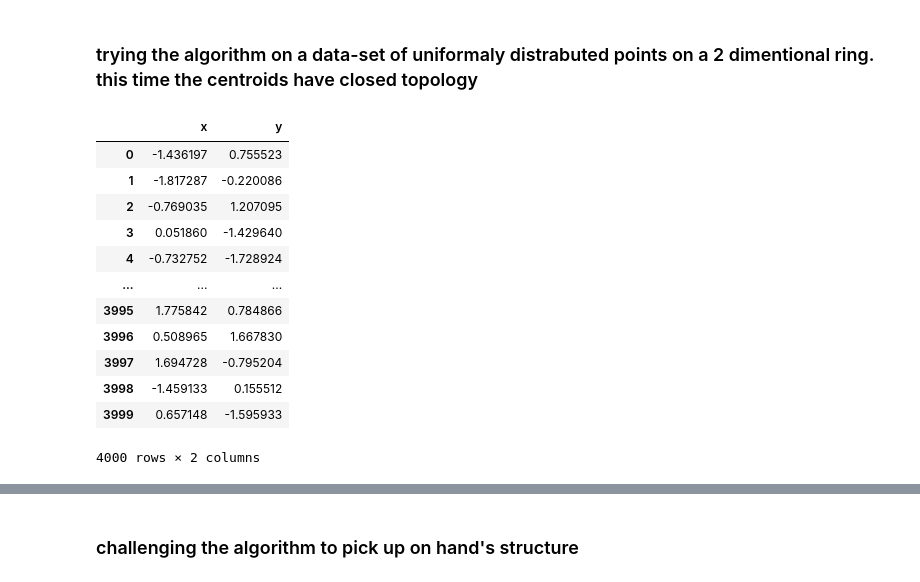
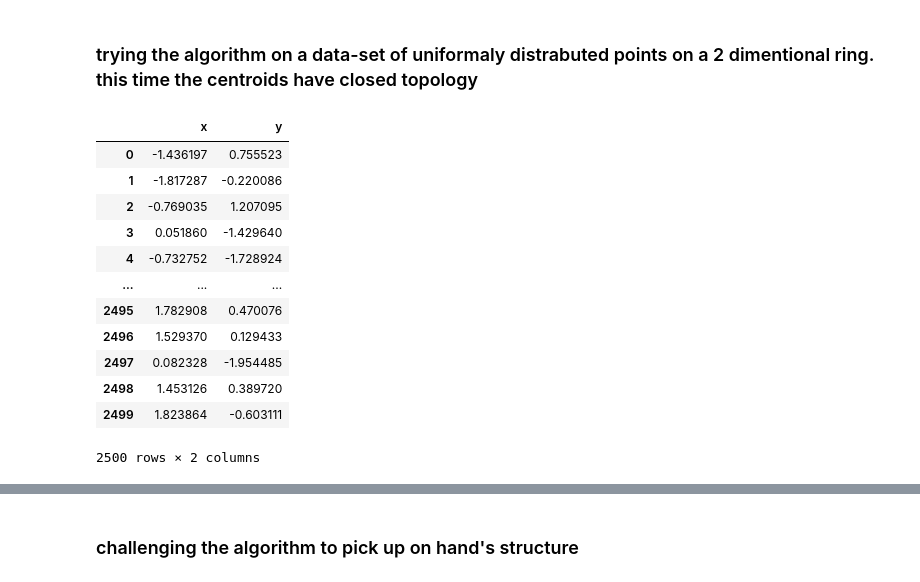
Before and after one commit to Israel0545488592/NeuralComputing2, a Jupyter notebook: Main_program .ipynb, the cells around one changed output, grey strips where cells are left out. Cells and saved outputs as stored; diff of their text form; code cells hidden in the pictures.

```diff
--- a/Main_program .ipynb
+++ b/Main_program .ipynb
@@ -128,20 +166,20 @@ iteration: 18000
 # %% [markdown]
 ### trying the algorithm on a data-set of uniformaly distrabuted points on a 2 dimentional ring.  this time the centroids have closed topology
 # %%
-data = genData.create_A3(4000, seed)
+data = genData.create_A3(2500, seed)
 DataFrame([data[:, 0], data[:, 1]]).T.rename(columns = {0: 'x', 1:'y'})
 # %% [output]
 |  | x | y |
 | 0 | -1.436197 | 0.755523 |
 | 1 | -1.817287 | -0.220086 |
 | 2 | -0.769035 | 1.207095 |
 | 3 | 0.051860 | -1.429640 |
 | 4 | -0.732752 | -1.728924 |
 | ... | ... | ... |
-| 3995 | 1.775842 | 0.784866 |
-| 3996 | 0.508965 | 1.667830 |
-| 3997 | 1.694728 | -0.795204 |
-| 3998 | -1.459133 | 0.155512 |
-| 3999 | 0.657148 | -1.595933 |
+| 2495 | 1.782908 | 0.470076 |
+| 2496 | 1.529370 | 0.129433 |
+| 2497 | 0.082328 | -1.954485 |
+| 2498 | 1.453126 | 0.389720 |
+| 2499 | 1.823864 | -0.603111 |
-4000 rows × 2 columns
+2500 rows × 2 columns
 # %%
```
Also changed, not shown: parts of 10 cells of this notebook.
